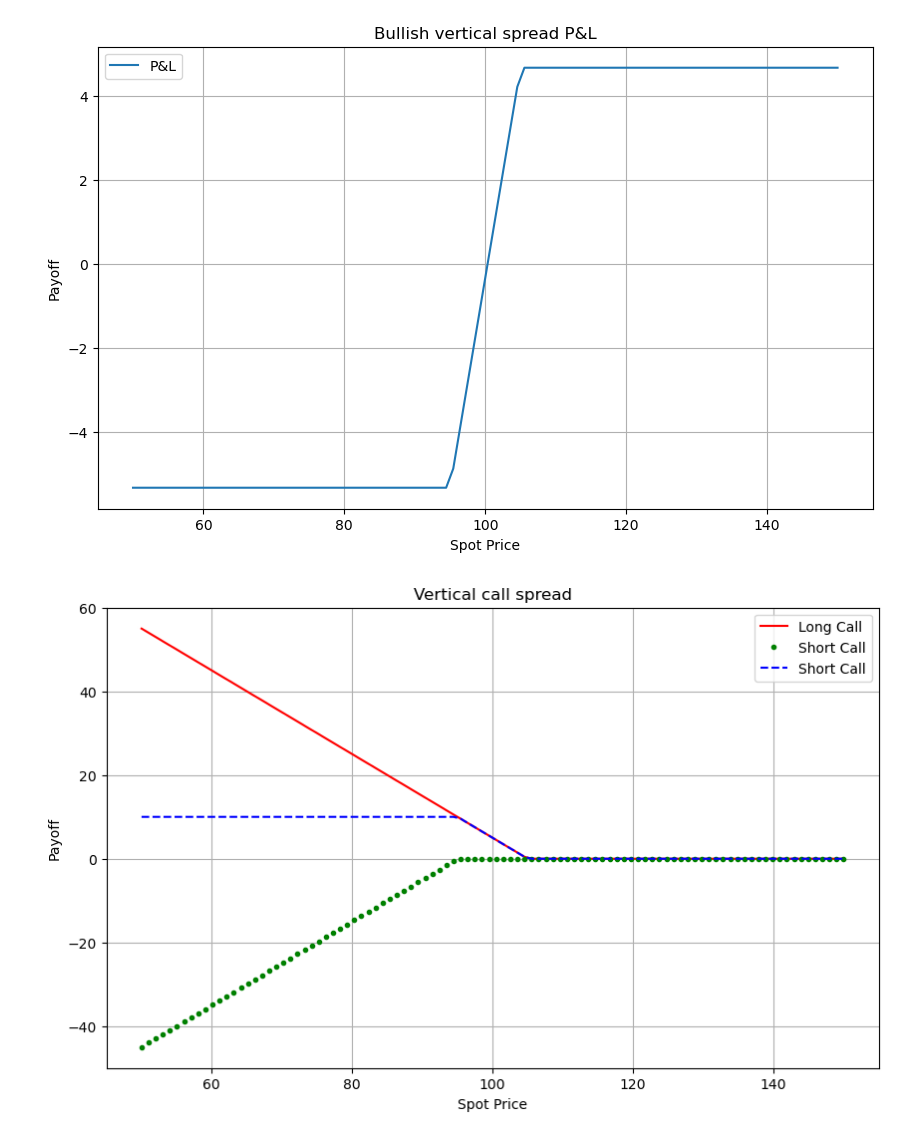
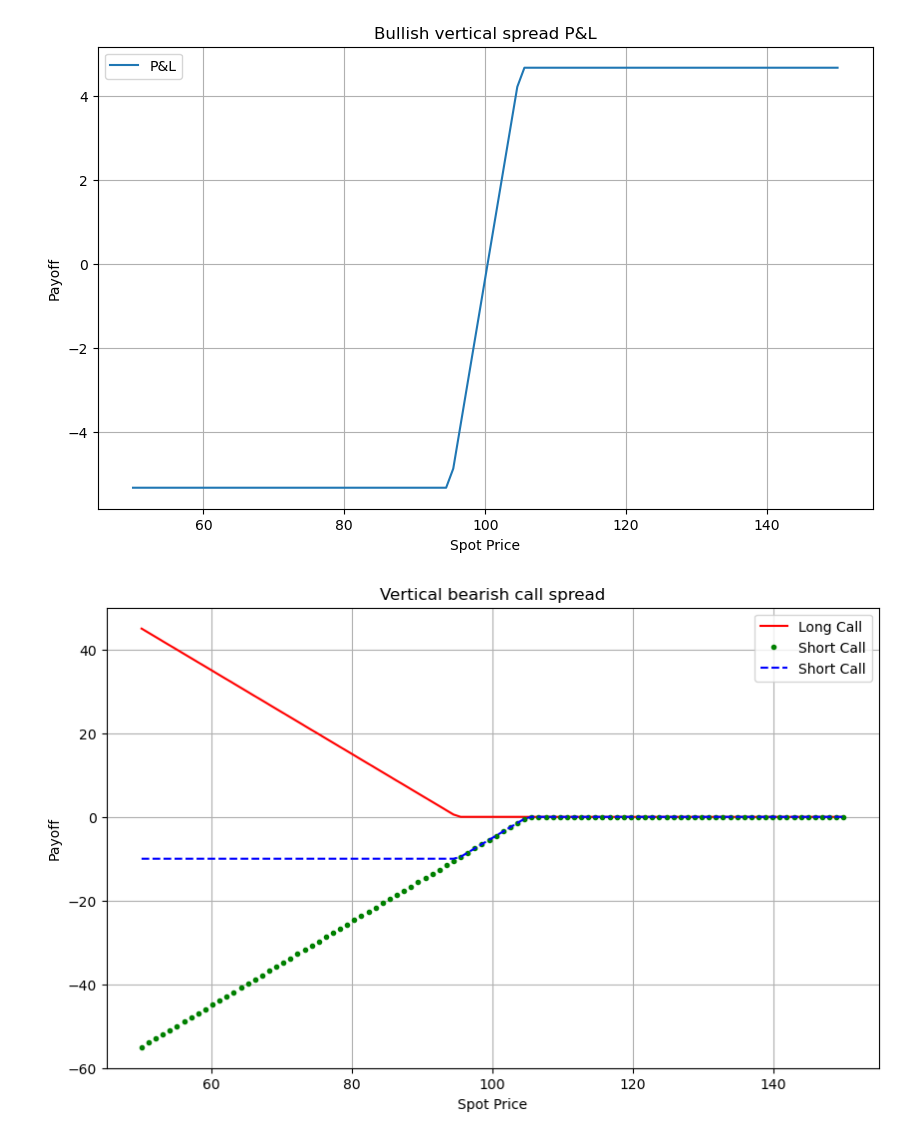
Before and after one commit to Paul-centrale/Financial-tool, a Jupyter notebook: Jupyter notebook/Moving variables for BS and greeks.ipynb, the cells around one changed output. Cells and saved outputs as stored; diff of their text form; code cells hidden in the pictures.

```diff
--- a/Jupyter notebook/Moving variables for BS and greeks.ipynb
+++ b/Jupyter notebook/Moving variables for BS and greeks.ipynb
@@ -435,36 +435,36 @@ plt.show()
 # %% [output]
 [figure]
 # %%
-#Bearish vertical spread with put options
+#Bullish vertical spread with put options
 S = 100
 K_1 = 95
 K_2 = 105
 T = 1
 r = 0.05
 sigma = 0.2
 P_1,P_2 = black_scholes_put(S,K_1,T,r,sigma),black_scholes_put(S,K_2,T,r,sigma)
 premium =  - P_1 + P_2
 
 S = np.linspace(50, 150, 100)
 
-long_put = np.maximum(K_2 - S, 0)
-short_put = -np.maximum(K_1 - S, 0)
+long_put = np.maximum(K_1 - S, 0)
+short_put = -np.maximum(K_2 - S, 0)
 
 Combinaison = long_put + short_put
 
 # Plotting
 plt.figure(figsize=(10, 6))
 plt.plot(S, long_put,'r-' ,label='Long Call')
 plt.plot(S, short_put,'g.', label='Short Call')
 plt.plot(S, Combinaison,'b--', label='Short Call')
 plt.xlabel('Spot Price')
 plt.ylabel('Payoff')
-plt.title('Vertical call spread')
+plt.title('Vertical bearish call spread')
 plt.legend()
 plt.grid(True)
 plt.show()
 # %% [output]
-[figure, old version]
+[figure, new version]
 # %%
 #P&L
 P_L = Combinaison + premium
```
Also changed, not shown: parts of 5 cells of this notebook.
